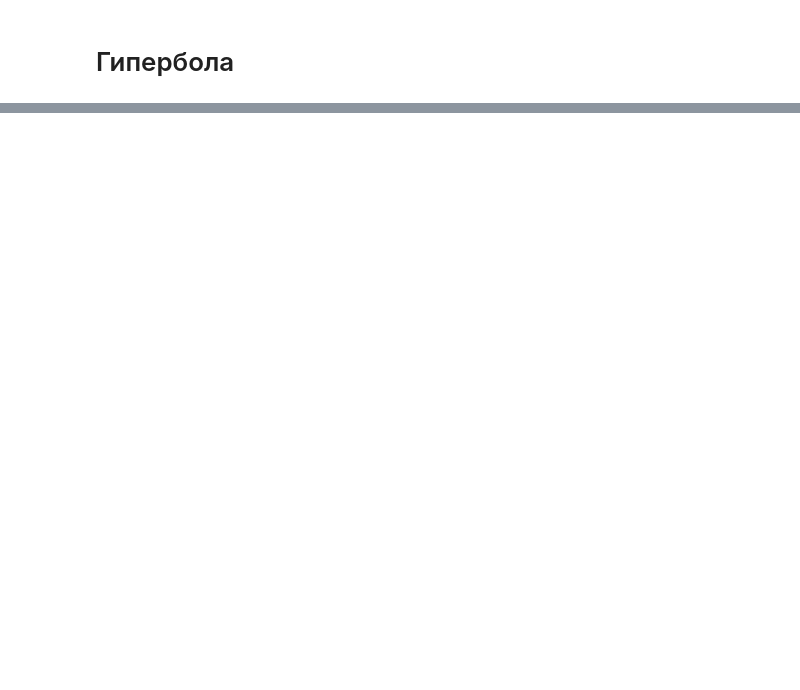
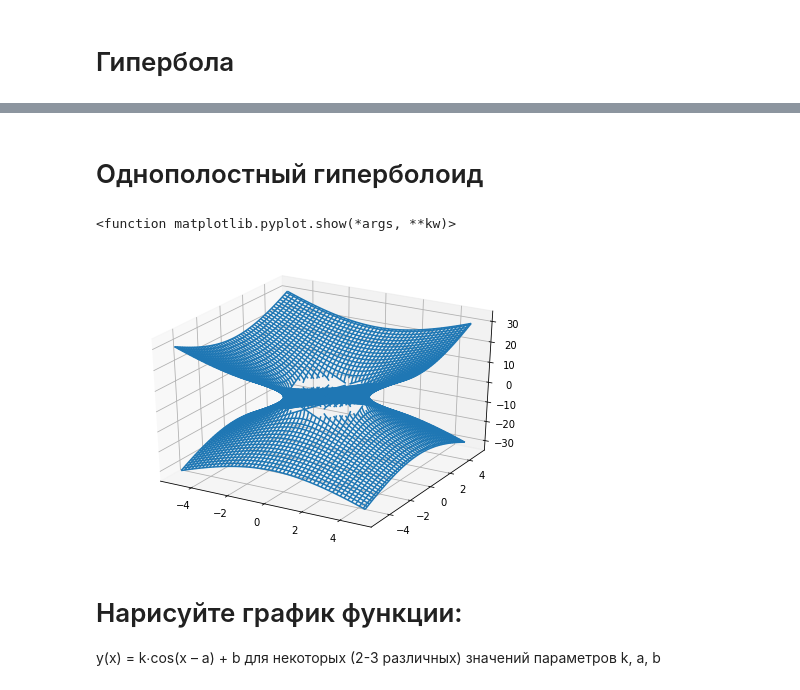
Before and after one commit to Nafanjia/Elementary_algebra, a Jupyter notebook: Lesson3.ipynb, the cells around one changed output, grey strips where cells are left out. Saved outputs shown, nothing was run; the diff lists cells and outputs as text; code cells hidden in the pictures; blank space fills up the shorter version.

```diff
--- a/Lesson3.ipynb
+++ b/Lesson3.ipynb
@@ -118,0 +159,23 @@ plt.axis('scaled')
+# %% [markdown]
+# Однополостный гиперболоид
+# %%
+fig = figure()
+ax = Axes3D(fig)
+a = 2
+b = 2
+c = 3
+X = np.arange(-5, 5, 0.1)
+Y = np.arange(-5, 5, 0.1)
+X, Y = np.meshgrid(X, Y)
+Z = (c**2)*np.sqrt(X**2/a**2 + Y**2/b**2 - 1)
+Z1 = -(c**2)*np.sqrt(X**2/a**2 + Y**2/b**2 - 1)
+ax.plot_wireframe(X, Y, Z)
+ax.plot_wireframe(X, Y, Z1)
+ax.scatter(0, 0, 0, 'z', 50, 'red')
+show
+# %% [output]
+<function matplotlib.pyplot.show(*args, **kw)>
+[figure, added]
+# %% [markdown]
+# Нарисуйте график функции:
+y(x) = k∙cos(x – a) + b для некоторых (2-3 различных) значений параметров k, a, b
```
Also changed, not shown: parts of 14 cells of this notebook.
